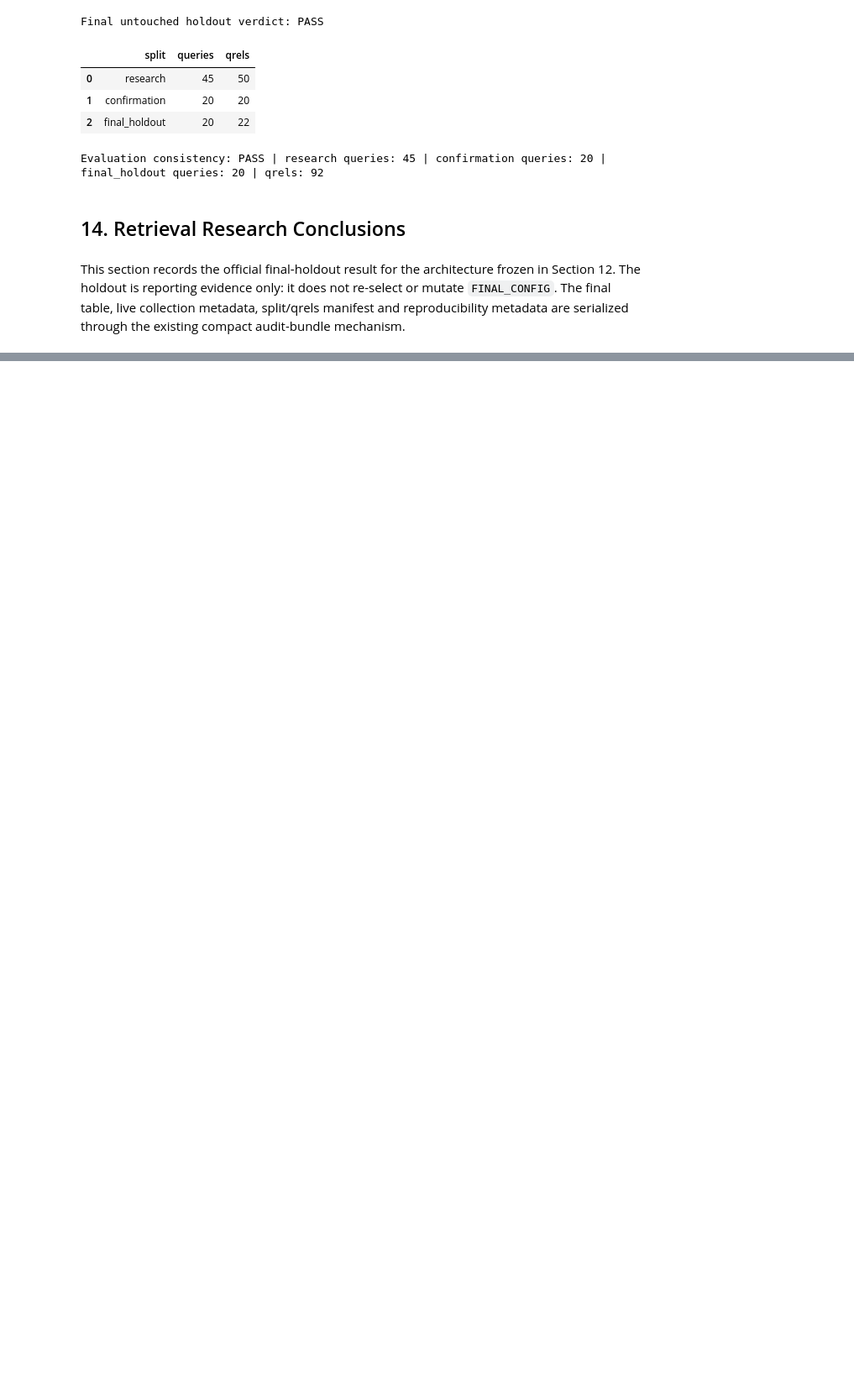
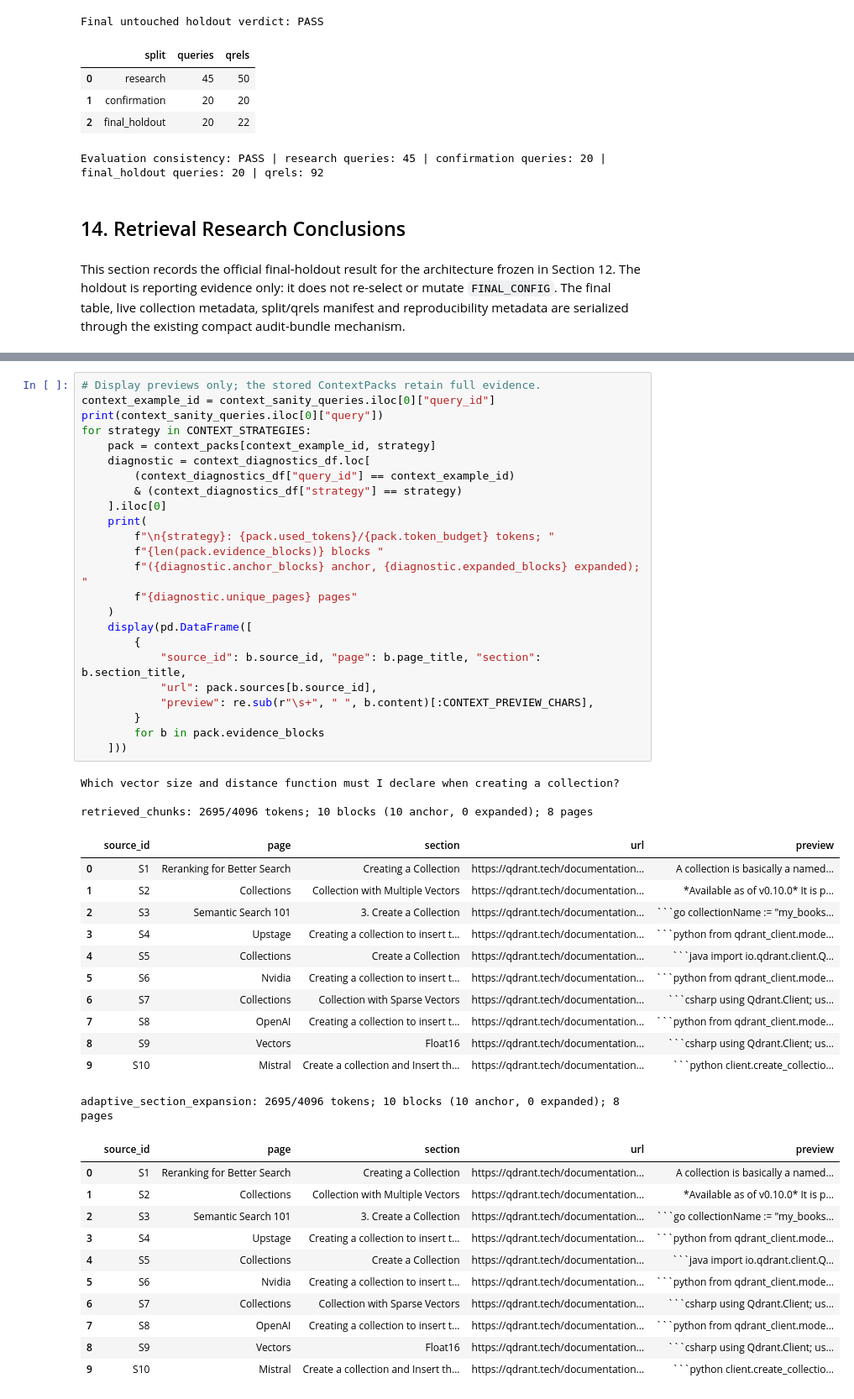
Before and after one commit to artyomboyko/Qdrant_Final_Project, a Jupyter notebook: notebooks/01_qdrant_rag_research_retrieval.ipynb, the cells around one changed output, grey strips where cells are left out. Shown at 84% size. Drawn from its saved outputs; the diff is of its cells as text; blank space fills up the shorter version.

````diff
--- a/notebooks/01_qdrant_rag_research_retrieval.ipynb
+++ b/notebooks/01_qdrant_rag_research_retrieval.ipynb
@@ -8248,0 +9172,51 @@ The retrieval phase is complete: the architecture is frozen, `docs_search_final`
+# %%
+# Display previews only; the stored ContextPacks retain full evidence.
+context_example_id = context_sanity_queries.iloc[0]["query_id"]
+print(context_sanity_queries.iloc[0]["query"])
+for strategy in CONTEXT_STRATEGIES:
+    pack = context_packs[context_example_id, strategy]
+    diagnostic = context_diagnostics_df.loc[
+        (context_diagnostics_df["query_id"] == context_example_id)
+        & (context_diagnostics_df["strategy"] == strategy)
+    ].iloc[0]
+    print(
+        f"\n{strategy}: {pack.used_tokens}/{pack.token_budget} tokens; "
+        f"{len(pack.evidence_blocks)} blocks "
+        f"({diagnostic.anchor_blocks} anchor, {diagnostic.expanded_blocks} expanded); "
+        f"{diagnostic.unique_pages} pages"
+    )
+    display(pd.DataFrame([
+        {
+            "source_id": b.source_id, "page": b.page_title, "section": b.section_title,
+            "url": pack.sources[b.source_id],
+            "preview": re.sub(r"\s+", " ", b.content)[:CONTEXT_PREVIEW_CHARS],
+        }
+        for b in pack.evidence_blocks
+    ]))
+# %% [output]
+Which vector size and distance function must I declare when creating a collection?
+
+retrieved_chunks: 2695/4096 tokens; 10 blocks (10 anchor, 0 expanded); 8 pages
+|  | source_id | page | section | url | preview |
+| 0 | S1 | Reranking for Better Search | Creating a Collection | https://qdrant.tech/documentation... | A collection is basically a named... |
+| 1 | S2 | Collections | Collection with Multiple Vectors | https://qdrant.tech/documentation... | *Available as of v0.10.0* It is p... |
+| 2 | S3 | Semantic Search 101 | 3. Create a Collection | https://qdrant.tech/documentation... | ```go collectionName := "my_books... |
+| 3 | S4 | Upstage | Creating a collection to insert t... | https://qdrant.tech/documentation... | ```python from qdrant_client.mode... |
+| 4 | S5 | Collections | Create a Collection | https://qdrant.tech/documentation... | ```java import io.qdrant.client.Q... |
+| 5 | S6 | Nvidia | Creating a collection to insert t... | https://qdrant.tech/documentation... | ```python from qdrant_client.mode... |
+| 6 | S7 | Collections | Collection with Sparse Vectors | https://qdrant.tech/documentation... | ```csharp using Qdrant.Client; us... |
+| 7 | S8 | OpenAI | Creating a collection to insert t... | https://qdrant.tech/documentation... | ```python from qdrant_client.mode... |
+| 8 | S9 | Vectors | Float16 | https://qdrant.tech/documentation... | ```csharp using Qdrant.Client; us... |
+| 9 | S10 | Mistral | Create a collection and Insert th... | https://qdrant.tech/documentation... | ```python client.create_collectio... |
+adaptive_section_expansion: 2695/4096 tokens; 10 blocks (10 anchor, 0 expanded); 8 pages
+|  | source_id | page | section | url | preview |
+| 0 | S1 | Reranking for Better Search | Creating a Collection | https://qdrant.tech/documentation... | A collection is basically a named... |
+| 1 | S2 | Collections | Collection with Multiple Vectors | https://qdrant.tech/documentation... | *Available as of v0.10.0* It is p... |
+| 2 | S3 | Semantic Search 101 | 3. Create a Collection | https://qdrant.tech/documentation... | ```go collectionName := "my_books... |
+| 3 | S4 | Upstage | Creating a collection to insert t... | https://qdrant.tech/documentation... | ```python from qdrant_client.mode... |
+| 4 | S5 | Collections | Create a Collection | https://qdrant.tech/documentation... | ```java import io.qdrant.client.Q... |
+| 5 | S6 | Nvidia | Creating a collection to insert t... | https://qdrant.tech/documentation... | ```python from qdrant_client.mode... |
+| 6 | S7 | Collections | Collection with Sparse Vectors | https://qdrant.tech/documentation... | ```csharp using Qdrant.Client; us... |
+| 7 | S8 | OpenAI | Creating a collection to insert t... | https://qdrant.tech/documentation... | ```python from qdrant_client.mode... |
+| 8 | S9 | Vectors | Float16 | https://qdrant.tech/documentation... | ```csharp using Qdrant.Client; us... |
+| 9 | S10 | Mistral | Create a collection and Insert th... | https://qdrant.tech/documentation... | ```python client.create_collectio... |
````
Also changed, not shown: parts of 100 cells of this notebook.
